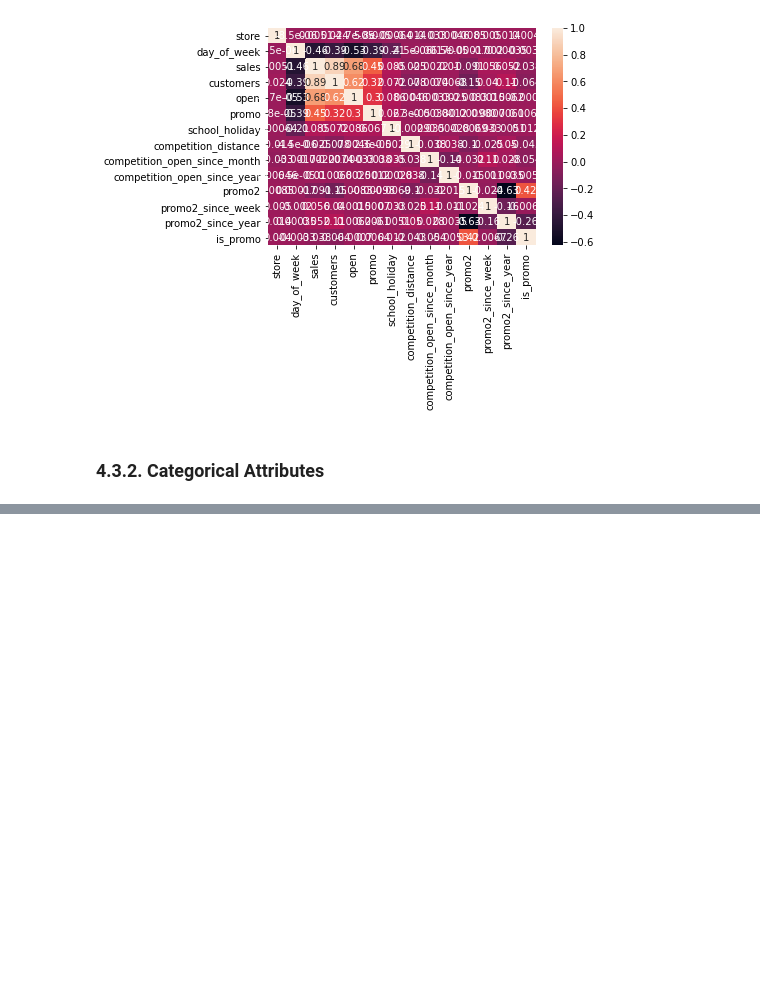
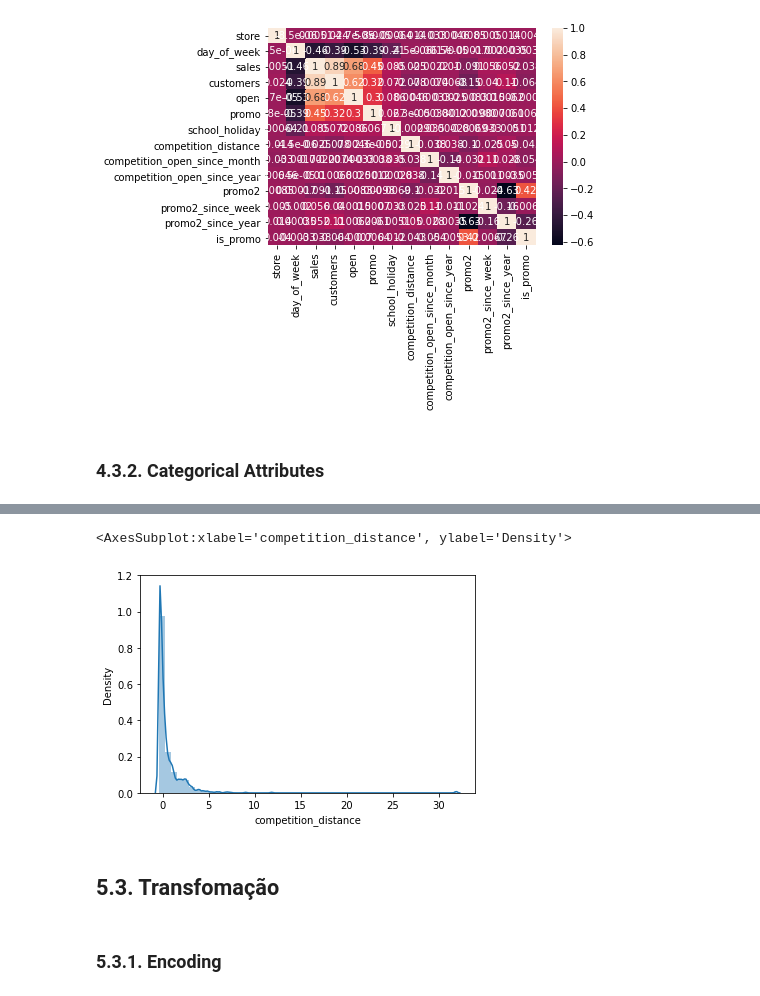
Before and after one commit to MarlonMuller/DataScience_Em_Producao, a Jupyter notebook: m04_v01_store_sales_prediction.ipynb, the cells around one changed output, grey strips where cells are left out. Cells and saved outputs as stored; diff of their text form; code cells hidden in the pictures; blank space fills up the shorter version.

```diff
--- a/m04_v01_store_sales_prediction.ipynb
+++ b/m04_v01_store_sales_prediction.ipynb
@@ -789,0 +789,22 @@ sns.heatmap( d, annot=True)
+# %%
+rs = RobustScaler()
+mms = MinMaxScaler()
+
+# competition distance
+df5['competition_distance'] = rs.fit_transform( df5[['competition_distance']].values )
+# competition time month
+df5['competition_time_month'] = rs.fit_transform( df5[['competition_time_month']].values )
+# promo time week
+df5['promo_time_week'] = mms.fit_transform( df5[['promo_time_week']].values )
+
+# year
+df5['year'] = mms.fit_transform( df5[['year']].values )
+# %%
+sns.distplot( df5['competition_distance'] )
+# %% [output]
+<AxesSubplot:xlabel='competition_distance', ylabel='Density'>
+[figure, added]
+# %% [markdown]
+## 5.3. Transfomação
+# %% [markdown]
+### 5.3.1. Encoding
```
Also changed, not shown: parts of 21 cells of this notebook.
